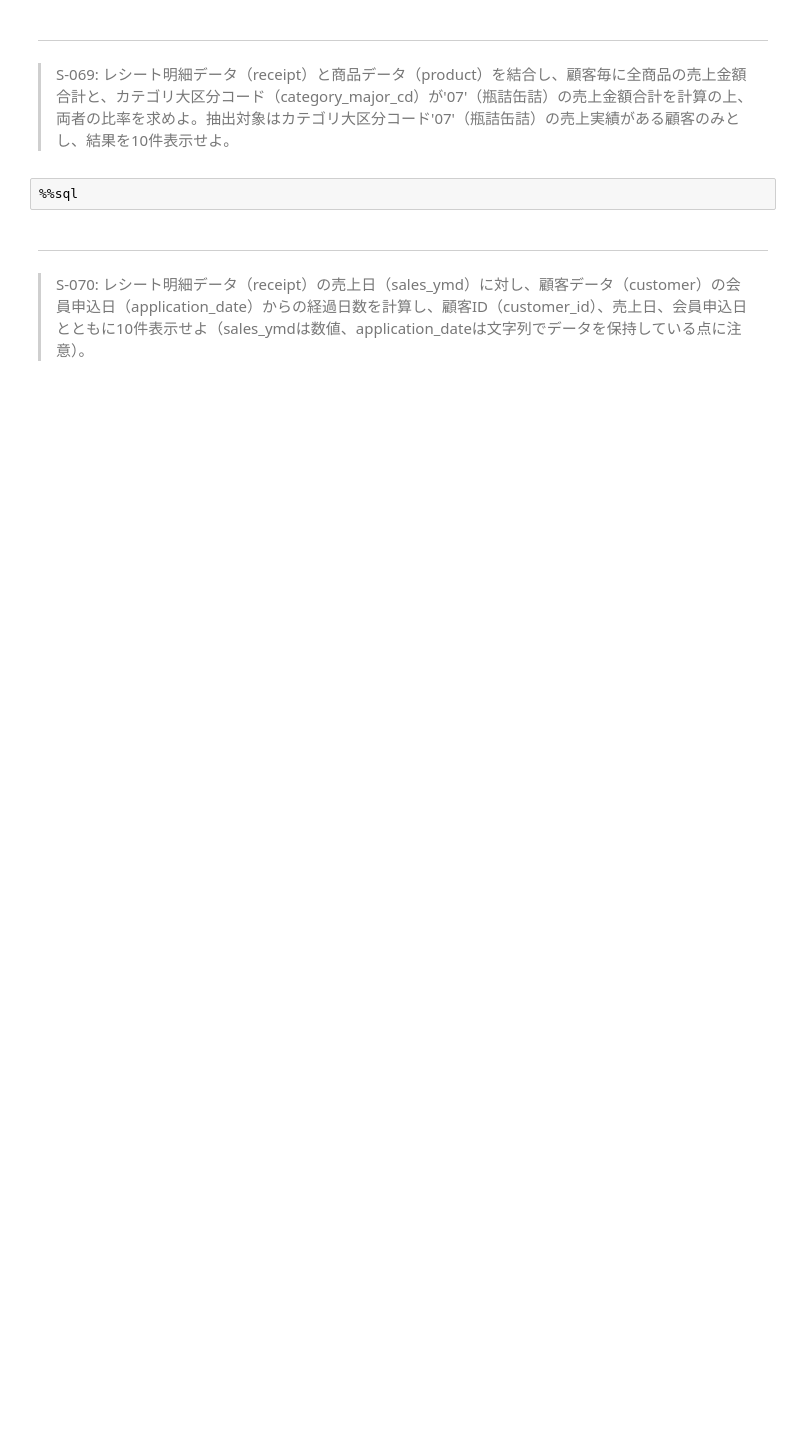
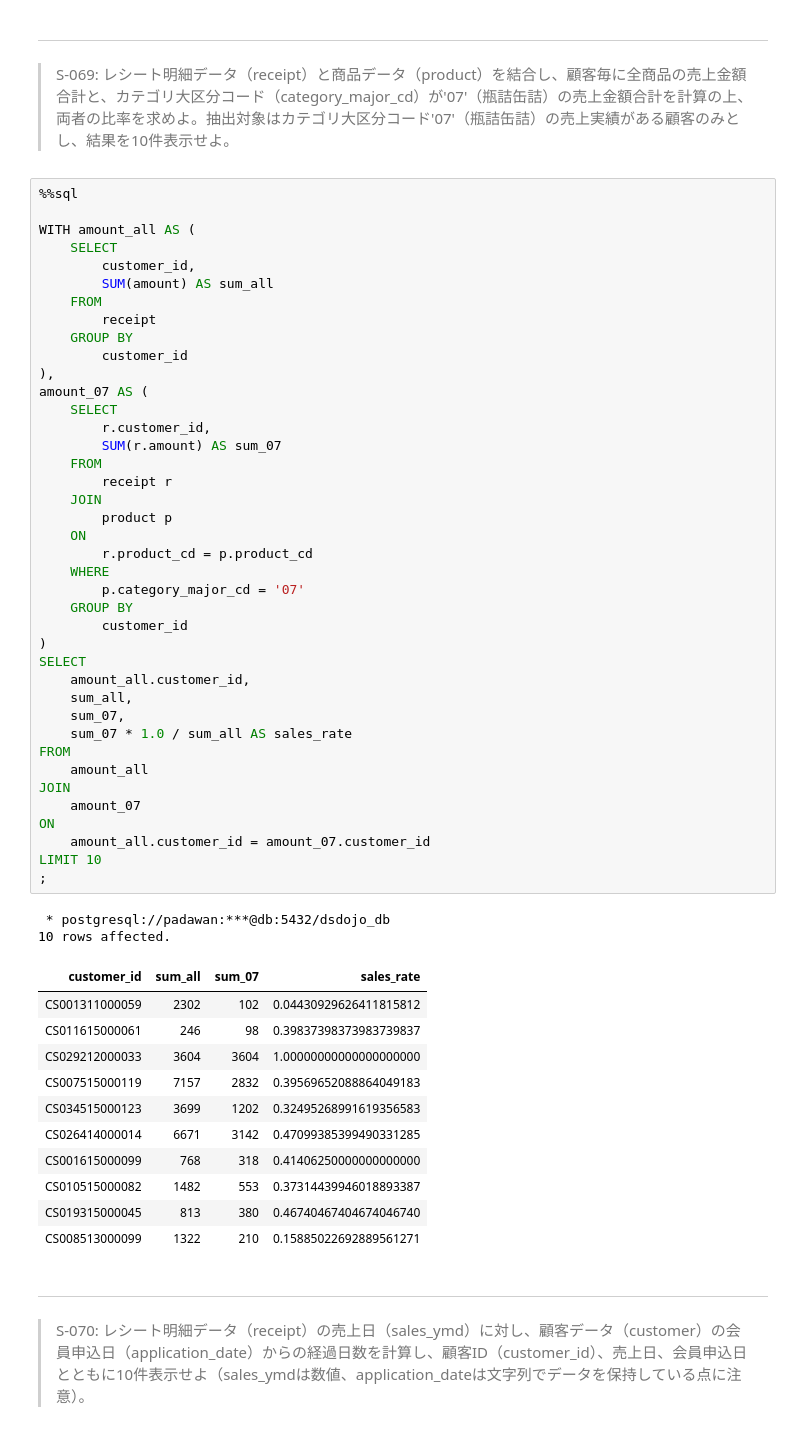
Before and after one commit to KJR020/100knocks-preprocess, a Jupyter notebook: docker/work/preprocess_knock_SQL.ipynb, the cells around one changed output. Drawn from its saved outputs; the diff is of its cells as text; blank space fills up the shorter version.

```diff
--- a/docker/work/preprocess_knock_SQL.ipynb
+++ b/docker/work/preprocess_knock_SQL.ipynb
@@ -2243,8 +2328,60 @@ LIMIT 10;
 # %% [markdown]
 ---
 > S-069: レシート明細データ（receipt）と商品データ（product）を結合し、顧客毎に全商品の売上金額合計と、カテゴリ大区分コード（category_major_cd）が'07'（瓶詰缶詰）の売上金額合計を計算の上、両者の比率を求めよ。抽出対象はカテゴリ大区分コード'07'（瓶詰缶詰）の売上実績がある顧客のみとし、結果を10件表示せよ。
-# %%
-%%sql
+# %%
+%%sql
+
+WITH amount_all AS (
+    SELECT
+        customer_id,
+        SUM(amount) AS sum_all
+    FROM
+        receipt
+    GROUP BY
+        customer_id
+),
+amount_07 AS (
+    SELECT
+        r.customer_id,
+        SUM(r.amount) AS sum_07
+    FROM
+        receipt r
+    JOIN
+        product p
+    ON
+        r.product_cd = p.product_cd
+    WHERE
+        p.category_major_cd = '07'
+    GROUP BY
+        customer_id
+)
+SELECT
+    amount_all.customer_id,
+    sum_all,
+    sum_07,
+    sum_07 * 1.0 / sum_all AS sales_rate
+FROM
+    amount_all
+JOIN
+    amount_07
+ON
+    amount_all.customer_id = amount_07.customer_id
+LIMIT 10
+;
+# %% [output]
+ * postgresql://padawan:***@db:5432/dsdojo_db
+10 rows affected.
+| customer_id | sum_all | sum_07 | sales_rate |
+| CS001311000059 | 2302 | 102 | 0.04430929626411815812 |
+| CS011615000061 | 246 | 98 | 0.39837398373983739837 |
+| CS029212000033 | 3604 | 3604 | 1.00000000000000000000 |
+| CS007515000119 | 7157 | 2832 | 0.39569652088864049183 |
+| CS034515000123 | 3699 | 1202 | 0.32495268991619356583 |
+| CS026414000014 | 6671 | 3142 | 0.47099385399490331285 |
+| CS001615000099 | 768 | 318 | 0.41406250000000000000 |
+| CS010515000082 | 1482 | 553 | 0.37314439946018893387 |
+| CS019315000045 | 813 | 380 | 0.46740467404674046740 |
+| CS008513000099 | 1322 | 210 | 0.15885022692889561271 |
 # %% [markdown]
 ---
 > S-070: レシート明細データ（receipt）の売上日（sales_ymd）に対し、顧客データ（customer）の会員申込日（application_date）からの経過日数を計算し、顧客ID（customer_id）、売上日、会員申込日とともに10件表示せよ（sales_ymdは数値、application_dateは文字列でデータを保持している点に注意）。
```
Also changed, not shown: parts of 8 cells of this notebook.
